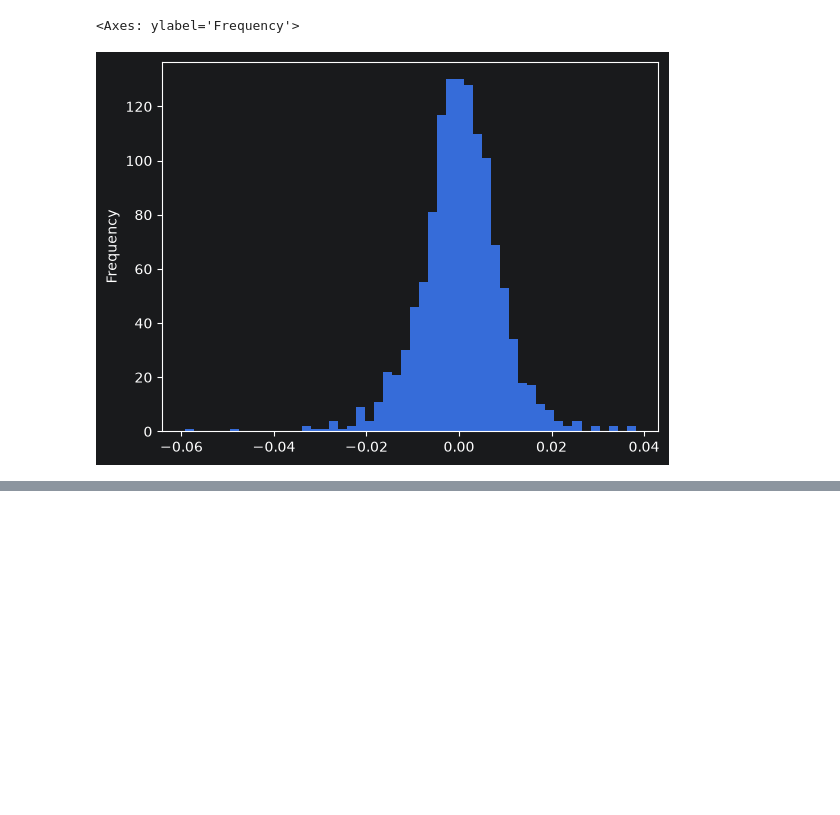
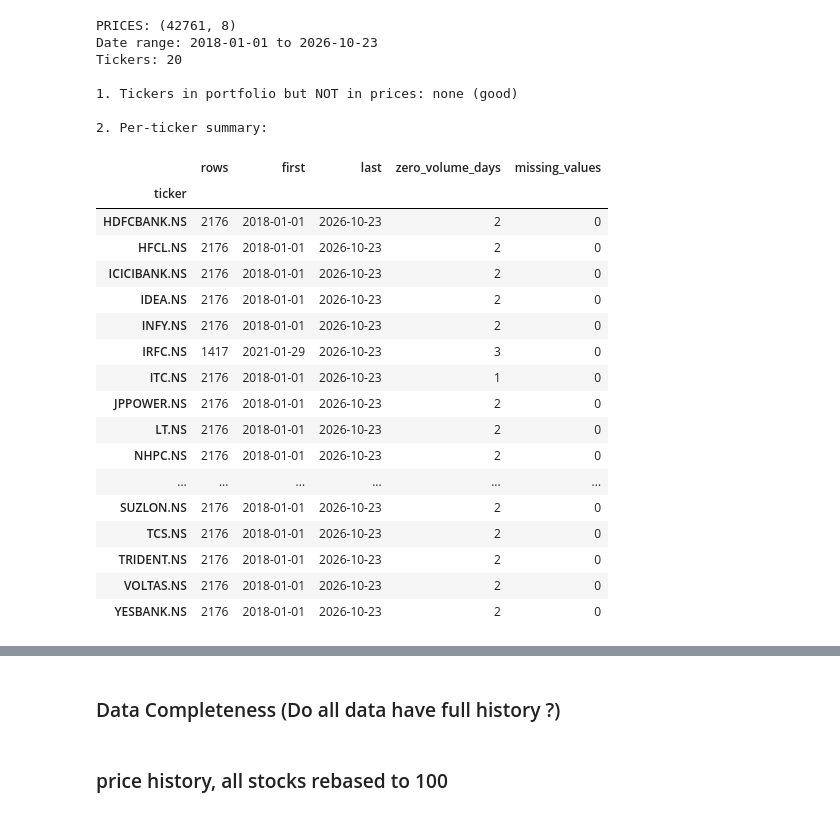
Before and after one commit to m4nn2609-dot/Liquidity_Shock, a Jupyter notebook: data/data_checks.ipynb, the cells around one changed output, grey strips where cells are left out. Cells and saved outputs as stored; diff of their text form; code cells hidden in the pictures; blank space fills up the shorter version.

```diff
--- a/data/data_checks.ipynb
+++ b/data/data_checks.ipynb
@@ -49,5 +1,71 @@ df['Volume'].rolling(20).mean().plot()
-# %%
-df['Close'].pct_change().plot(kind='hist',bins=50)
-# %% [output]
-<Axes: ylabel='Frequency'>
-[figure, removed]
+# %%
+import pandas as pd
+from pathlib import Path
+
+base = Path(".") if Path("prices.csv").exists() else Path("data")
+prices = pd.read_csv(base / "prices.csv", parse_dates=["date"])
+index = pd.read_csv(base / "market_index.csv", parse_dates=["date"])
+port = pd.read_csv(base / "portfolio.csv")
+
+print("PRICES:", prices.shape)
+print("Date range:", prices["date"].min().date(), "to", prices["date"].max().date())
+print("Tickers:", prices["ticker"].nunique())
+
+# 1. Portfolio tickers missing from prices
+missing = set(port["ticker"]) - set(prices["ticker"])
+print("\n1. Tickers in portfolio but NOT in prices:", missing or "none (good)")
+
+# 2. Per-ticker summary
+summary = prices.groupby("ticker").agg(
+    rows=("date", "count"),
+    first=("date", "min"),
+    last=("date", "max"),
+    zero_volume_days=("volume", lambda v: (v == 0).sum()),
+    missing_values=("close", lambda v: v.isna().sum()),
+)
+print("\n2. Per-ticker summary:")
+display(summary)
+
+# 3. Bad rows
+bad_hl = (prices["high"] < prices["low"]).sum()
+print("\n3. Rows where High < Low:", bad_hl)
+print("   Rows with missing High/Low/Volume:",
+      prices[["high", "low", "volume"]].isna().any(axis=1).sum())
+
+# 4. Market index
+print("\n4. MARKET INDEX:", index.shape)
+print(index.isna().sum())
+
+# 5. Quick liquidity preview: shares vs 20-day average volume
+adv = (prices.sort_values("date").groupby("ticker")["volume"]
+       .apply(lambda v: v.tail(20).mean()).rename("adv20"))
+check = port.merge(adv, left_on="ticker", right_index=True, how="left")
+check["days_at_10pct"] = (check["shares"] / (0.10 * check["adv20"])).round(1)
+print("\n5. Days to liquidate at 10% participation:")
+display(check.sort_values("days_at_10pct", ascending=False))
+# %% [output]
+PRICES: (42761, 8)
+Date range: 2018-01-01 to 2026-10-23
+Tickers: 20
+
+1. Tickers in portfolio but NOT in prices: none (good)
+
+2. Per-ticker summary:
+|  | rows | first | last | zero_volume_days | missing_values |
+| ticker |  |  |  |  |  |
+| HDFCBANK.NS | 2176 | 2018-01-01 | 2026-10-23 | 2 | 0 |
+| HFCL.NS | 2176 | 2018-01-01 | 2026-10-23 | 2 | 0 |
+| ICICIBANK.NS | 2176 | 2018-01-01 | 2026-10-23 | 2 | 0 |
+| IDEA.NS | 2176 | 2018-01-01 | 2026-10-23 | 2 | 0 |
+| INFY.NS | 2176 | 2018-01-01 | 2026-10-23 | 2 | 0 |
+| IRFC.NS | 1417 | 2021-01-29 | 2026-10-23 | 3 | 0 |
+| ITC.NS | 2176 | 2018-01-01 | 2026-10-23 | 1 | 0 |
+| JPPOWER.NS | 2176 | 2018-01-01 | 2026-10-23 | 2 | 0 |
+| LT.NS | 2176 | 2018-01-01 | 2026-10-23 | 2 | 0 |
+| NHPC.NS | 2176 | 2018-01-01 | 2026-10-23 | 2 | 0 |
+| ... | ... | ... | ... | ... | ... |
+| SUZLON.NS | 2176 | 2018-01-01 | 2026-10-23 | 2 | 0 |
+| TCS.NS | 2176 | 2018-01-01 | 2026-10-23 | 2 | 0 |
+| TRIDENT.NS | 2176 | 2018-01-01 | 2026-10-23 | 2 | 0 |
+| VOLTAS.NS | 2176 | 2018-01-01 | 2026-10-23 | 2 | 0 |
+| YESBANK.NS | 2176 | 2018-01-01 | 2026-10-23 | 2 | 0 |
@@ -53,0 +102,2 @@ df['Close'].pct_change().plot(kind='hist',bins=50)
+# %% [markdown]
+### Data Completeness (Do all data have full history ?)
@@ -53,0 +109,2 @@ df['Close'].pct_change().plot(kind='hist',bins=50)
+# %% [markdown]
+### price history, all stocks rebased to 100
```
Also changed, not shown: parts of 17 cells of this notebook, 4 other files.
